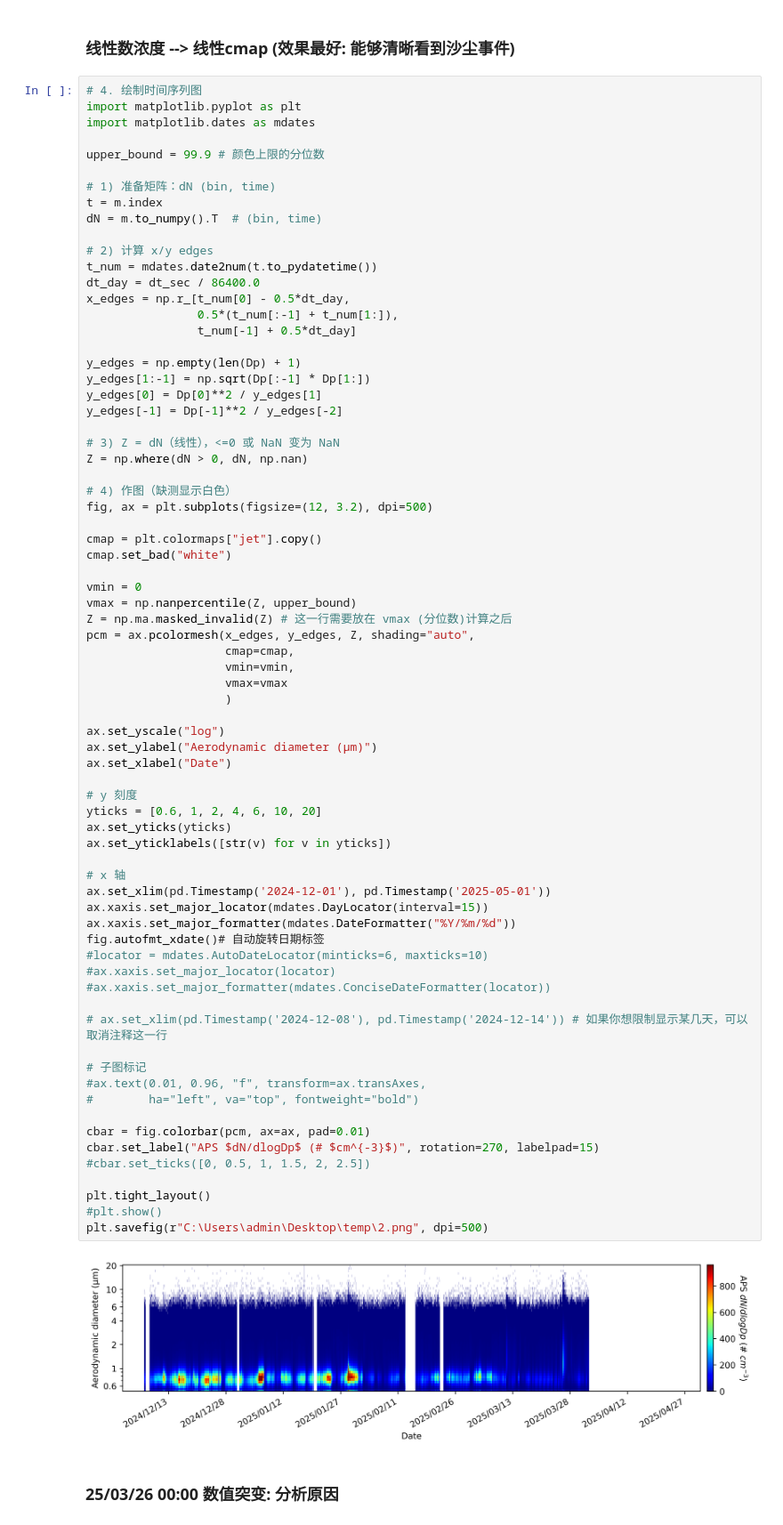
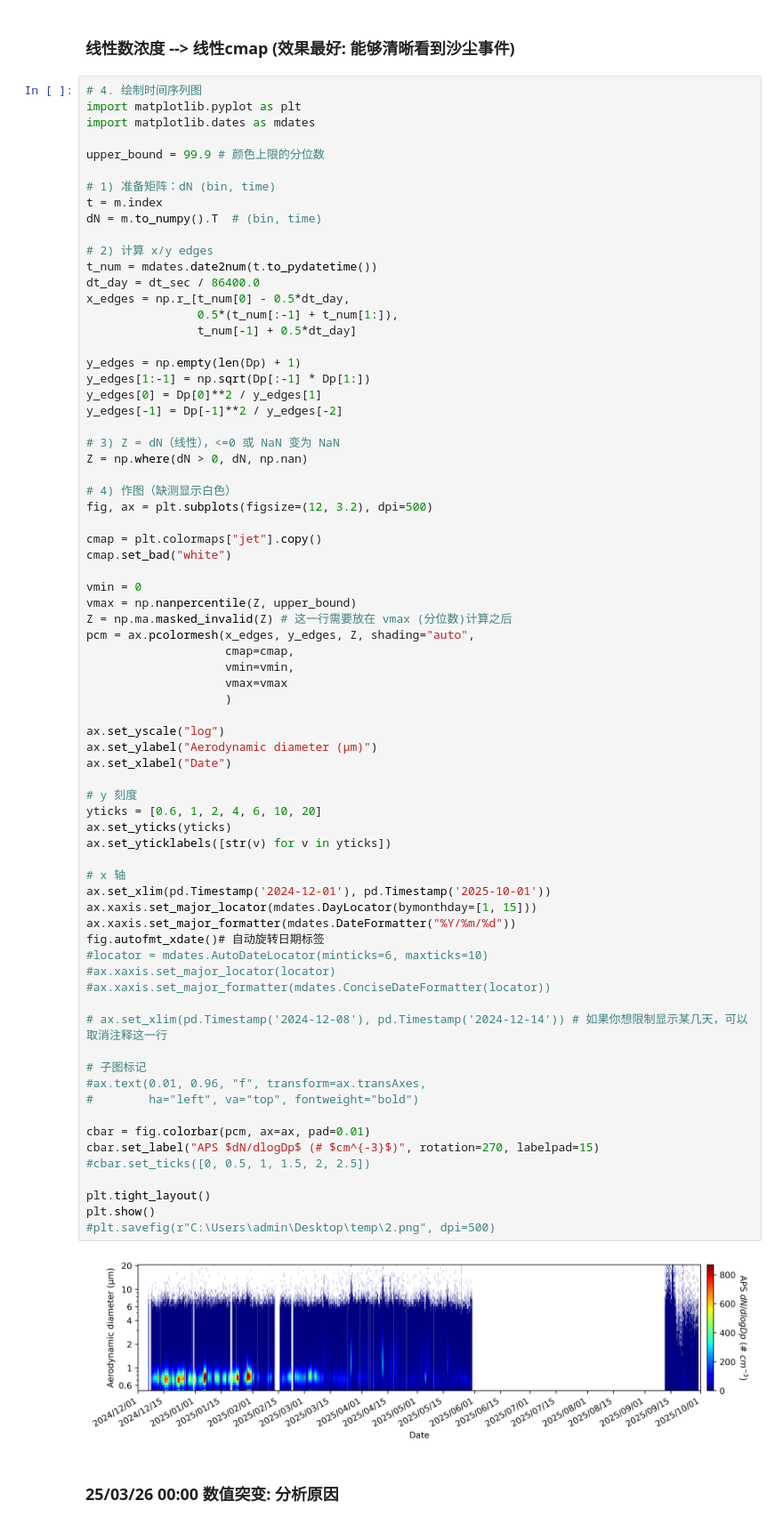
Before and after one commit to ReedFu/master0_2025, a Jupyter notebook: Lanzhou_aerosol/APS_Time_series.ipynb, the cells around one changed output. Shown at 89% size. Cells and saved outputs as stored; diff of their text form.

```diff
--- a/Lanzhou_aerosol/APS_Time_series.ipynb
+++ b/Lanzhou_aerosol/APS_Time_series.ipynb
@@ -360,38 +362,38 @@ pcm = ax.pcolormesh(x_edges, y_edges, Z, shading="auto",
                     )
 
 ax.set_yscale("log")
 ax.set_ylabel("Aerodynamic diameter (µm)")
 ax.set_xlabel("Date")
 
 # y 刻度
 yticks = [0.6, 1, 2, 4, 6, 10, 20]
 ax.set_yticks(yticks)
 ax.set_yticklabels([str(v) for v in yticks])
 
 # x 轴
-ax.set_xlim(pd.Timestamp('2024-12-01'), pd.Timestamp('2025-05-01'))
-ax.xaxis.set_major_locator(mdates.DayLocator(interval=15))
+ax.set_xlim(pd.Timestamp('2024-12-01'), pd.Timestamp('2025-10-01'))
+ax.xaxis.set_major_locator(mdates.DayLocator(bymonthday=[1, 15]))
 ax.xaxis.set_major_formatter(mdates.DateFormatter("%Y/%m/%d"))
 fig.autofmt_xdate()# 自动旋转日期标签
 #locator = mdates.AutoDateLocator(minticks=6, maxticks=10)
 #ax.xaxis.set_major_locator(locator)
 #ax.xaxis.set_major_formatter(mdates.ConciseDateFormatter(locator))
 
 # ax.set_xlim(pd.Timestamp('2024-12-08'), pd.Timestamp('2024-12-14')) # 如果你想限制显示某几天，可以取消注释这一行
 
 # 子图标记
 #ax.text(0.01, 0.96, "f", transform=ax.transAxes,
 #        ha="left", va="top", fontweight="bold")
 
 cbar = fig.colorbar(pcm, ax=ax, pad=0.01)
 cbar.set_label("APS $dN/dlogDp$ (# $cm^{-3}$)", rotation=270, labelpad=15)
 #cbar.set_ticks([0, 0.5, 1, 1.5, 2, 2.5])
 
 plt.tight_layout()
-#plt.show()
-plt.savefig(r"C:\Users\admin\Desktop\temp\2.png", dpi=500)
+plt.show()
+#plt.savefig(r"C:\Users\admin\Desktop\temp\2.png", dpi=500)
 # %% [output]
-[figure, old version]
+[figure, new version]
 # %% [markdown]
 ### 25/03/26 00:00 数值突变: 分析原因
 # %%
```
Also changed, not shown: parts of 2 cells of this notebook.
